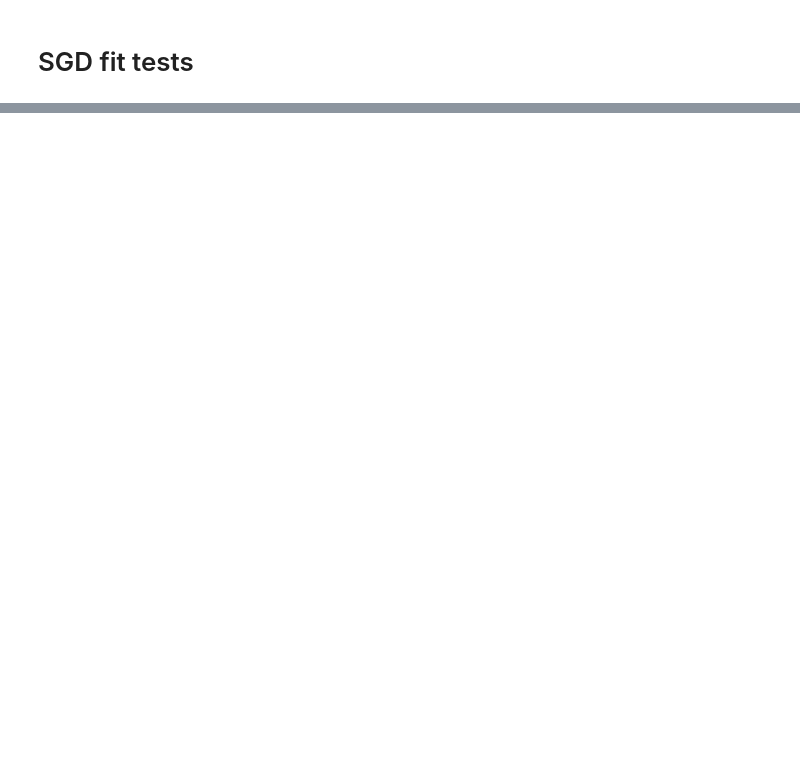
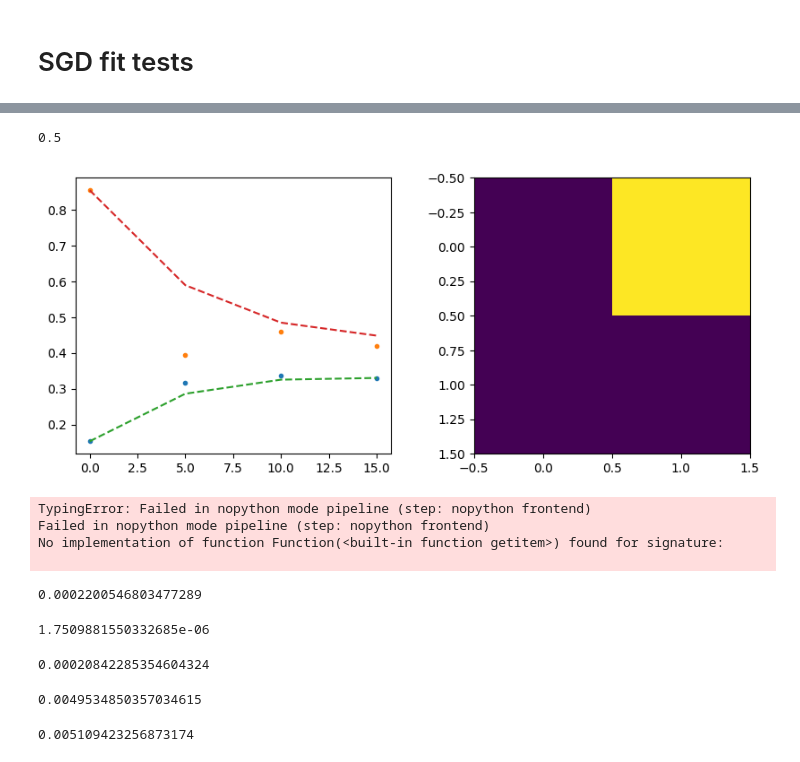
Before and after one commit to joaovaleriano/gLV_OED, a Jupyter notebook: notebooks/sgd_fit_tests.ipynb, the cells around one changed output, grey strips where cells are left out. Saved outputs shown, nothing was run; the diff lists cells and outputs as text; code cells hidden in the pictures; blank space fills up the shorter version.

```diff
--- a/notebooks/sgd_fit_tests.ipynb
+++ b/notebooks/sgd_fit_tests.ipynb
@@ -153,0 +138,70 @@ plt.imshow(np.sign(fit_ridge_cv(replicates)[1]))
+# %%
+from scipy.optimize import curve_fit
+
+def glv_fit(x, *p):
+    n = x.shape[0]
+    r = np.array(p[:n])
+    A = np.array(p[n:]).reshape((n, n))
+
+    rhs = x * (r + np.dot(A, x))
+
+    return rhs
+
+
+def glv_fit2(x, *p):
+    n = int((np.sqrt(1+4*len(p))-1)/2)
+
+    x_= x.reshape(len(x)//n, n)
+
+    r = np.array(p[:n])
+    A = np.array(p[n:]).reshape((n, n))
+
+    rhs = x_ * (r + np.dot(x_, A.T))
+
+    return rhs.flatten()
+# %%
+p3 = np.random.normal(p, 0.01, (10000, n*(n+1)))
+p4 = np.zeros_like(p3)
+
+for i in tqdm(range(len(p3))):
+    p4[i] = curve_fit(glv_fit2, y.flatten(), dydt.flatten(), p3[i])[0]
+# %%
+sol3 = euler_maruyama(glv, t[0], y[0], p4.mean(0), 0., dt, t)
+plt.subplots(1, 2, figsize=(10,4))
+plt.subplot(1, 2, 1)
+plt.plot(t, y, ".")
+plt.plot(t, sol3, "--")
+plt.subplot(1, 2, 2)
+plt.imshow(np.sign(p4.mean(0)[n:].reshape((n,n))))
+
+print((np.sign(p4.mean(0)[n:])==np.sign(p[n:])).sum()/n**2)
+# %% [output]
+0.5
+[figure, added]
+# %%
+mse(glv_fit2(y.flatten(), *p), dydt.flatten())
+# %% [output]
+TypingError: Failed in nopython mode pipeline (step: nopython frontend)
+Failed in nopython mode pipeline (step: nopython frontend)
+No implementation of function Function(<built-in function getitem>) found for signature:
+
+# %%
+mse(glv_fit2(y.flatten(), *preg), dydt.flatten())
+# %% [output]
+0.0002200546803477289
+# %%
+mse(glv_fit2(y.flatten(), *p4[0]), dydt.flatten())
+# %% [output]
+1.7509881550332685e-06
+# %%
+mse(euler_maruyama(glv, t[0], y[0], p, 0., dt, t), y)
+# %% [output]
+0.00020842285354604324
+# %%
+mse(euler_maruyama(glv, t[0], y[0], preg, 0., dt, t), y)
+# %% [output]
+0.0049534850357034615
+# %%
+mse(euler_maruyama(glv, t[0], y[0], p4[0], 0., dt, t), y)
+# %% [output]
+0.005109423256873174
```
Also changed, not shown: parts of 21 cells of this notebook, 1 other file.
